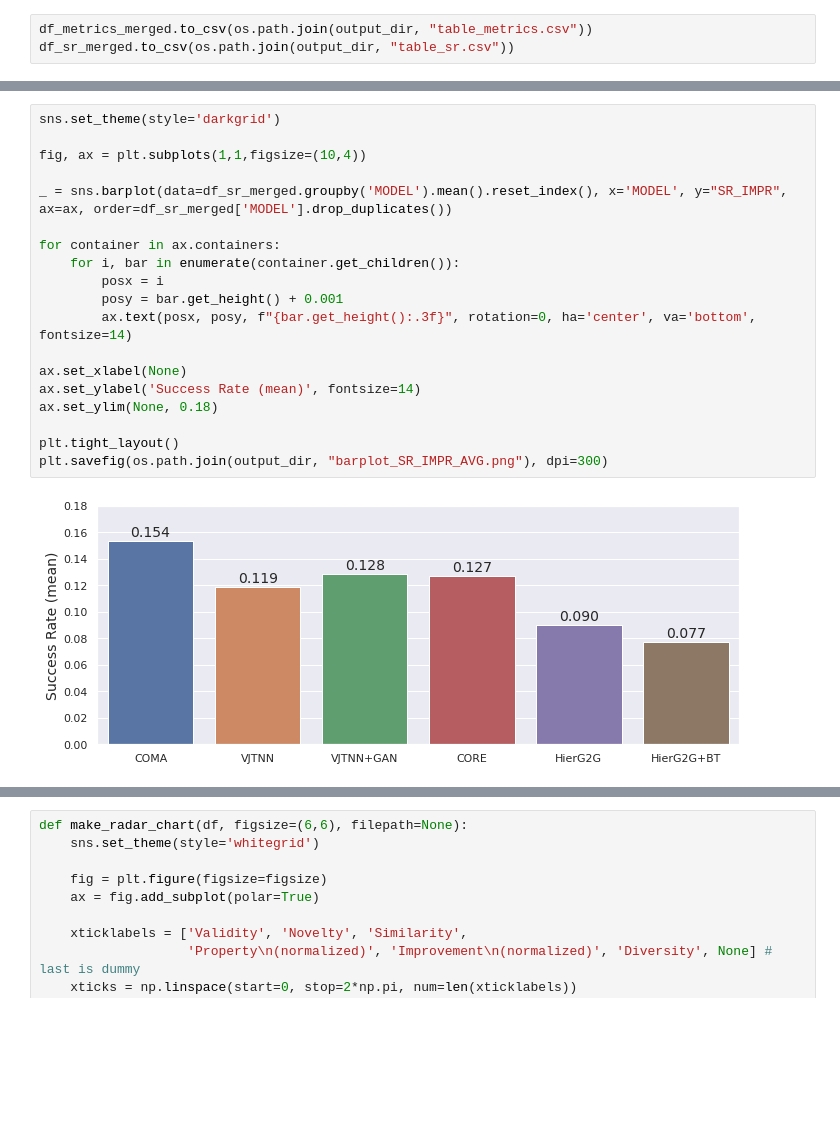
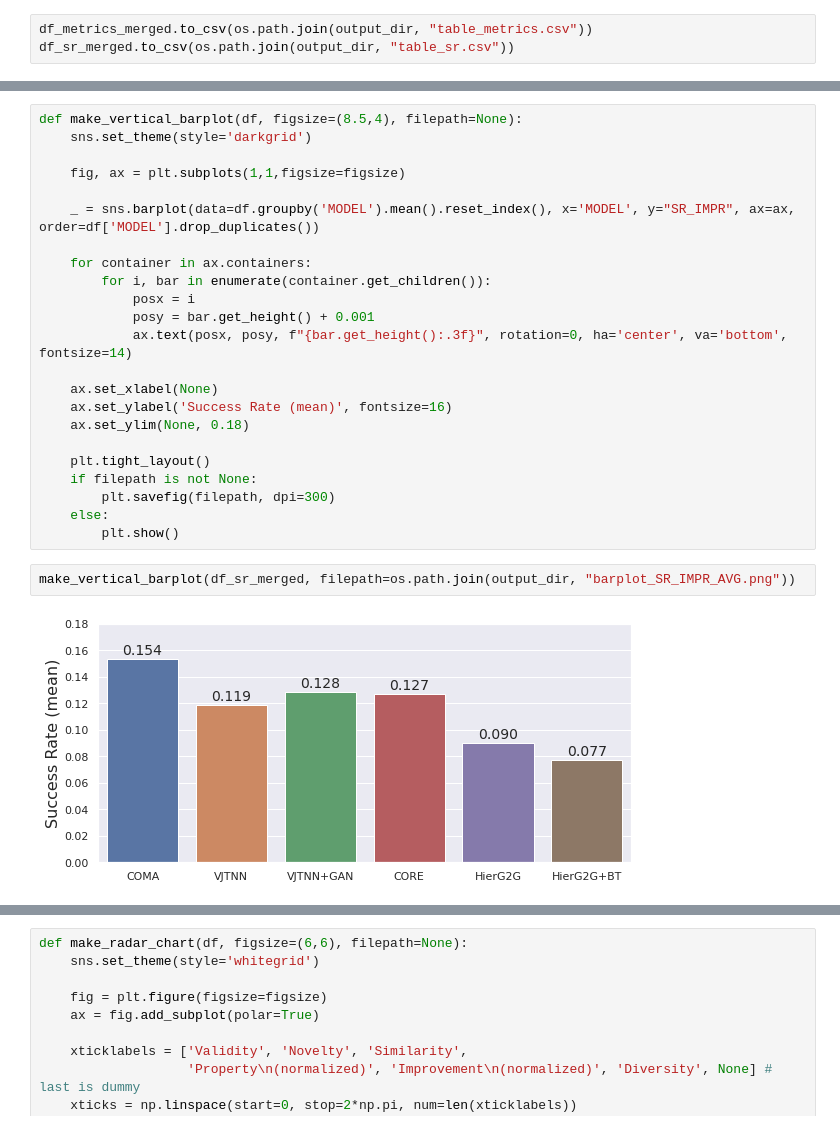
Before and after one commit to mathcom/COMA, a Jupyter notebook: Tutorial_3_LOGP04/Tutorial_3-5_LOGP04_evaluation.ipynb, the cells around one changed output, grey strips where cells are left out. Saved outputs shown, nothing was run; the diff lists cells and outputs as text; blank space fills up the shorter version.

```diff
--- a/Tutorial_3_LOGP04/Tutorial_3-5_LOGP04_evaluation.ipynb
+++ b/Tutorial_3_LOGP04/Tutorial_3-5_LOGP04_evaluation.ipynb
@@ -162,21 +162,27 @@ make_lineplot(df_sr_merged, x='THRESHOLD_SIMILARITY', y="SR_IMPR", hue="MODEL",
+# %%
+def make_vertical_barplot(df, figsize=(8.5,4), filepath=None):
+    sns.set_theme(style='darkgrid')
+
+    fig, ax = plt.subplots(1,1,figsize=figsize)
+
+    _ = sns.barplot(data=df.groupby('MODEL').mean().reset_index(), x='MODEL', y="SR_IMPR", ax=ax, order=df['MODEL'].drop_duplicates())
+
+    for container in ax.containers:
+        for i, bar in enumerate(container.get_children()):
+            posx = i
+            posy = bar.get_height() + 0.001
+            ax.text(posx, posy, f"{bar.get_height():.3f}", rotation=0, ha='center', va='bottom', fontsize=14)
+
+    ax.set_xlabel(None)
+    ax.set_ylabel('Success Rate (mean)', fontsize=16)
+    ax.set_ylim(None, 0.18)
+
+    plt.tight_layout()
+    if filepath is not None:
+        plt.savefig(filepath, dpi=300)
+    else:
+        plt.show()
 # %%
-sns.set_theme(style='darkgrid')
-
-fig, ax = plt.subplots(1,1,figsize=(10,4))
-
-_ = sns.barplot(data=df_sr_merged.groupby('MODEL').mean().reset_index(), x='MODEL', y="SR_IMPR", ax=ax, order=df_sr_merged['MODEL'].drop_duplicates())
-
-for container in ax.containers:
-    for i, bar in enumerate(container.get_children()):
-        posx = i
-        posy = bar.get_height() + 0.001
-        ax.text(posx, posy, f"{bar.get_height():.3f}", rotation=0, ha='center', va='bottom', fontsize=14)
-
-ax.set_xlabel(None)
-ax.set_ylabel('Success Rate (mean)', fontsize=14)
-ax.set_ylim(None, 0.18)
-
-plt.tight_layout()
-plt.savefig(os.path.join(output_dir, "barplot_SR_IMPR_AVG.png"), dpi=300)
+make_vertical_barplot(df_sr_merged, filepath=os.path.join(output_dir, "barplot_SR_IMPR_AVG.png"))
 # %% [output]
-[figure, old version]
+[figure, new version]
```
Also changed, not shown: parts of 4 cells of this notebook, 27 other files.
